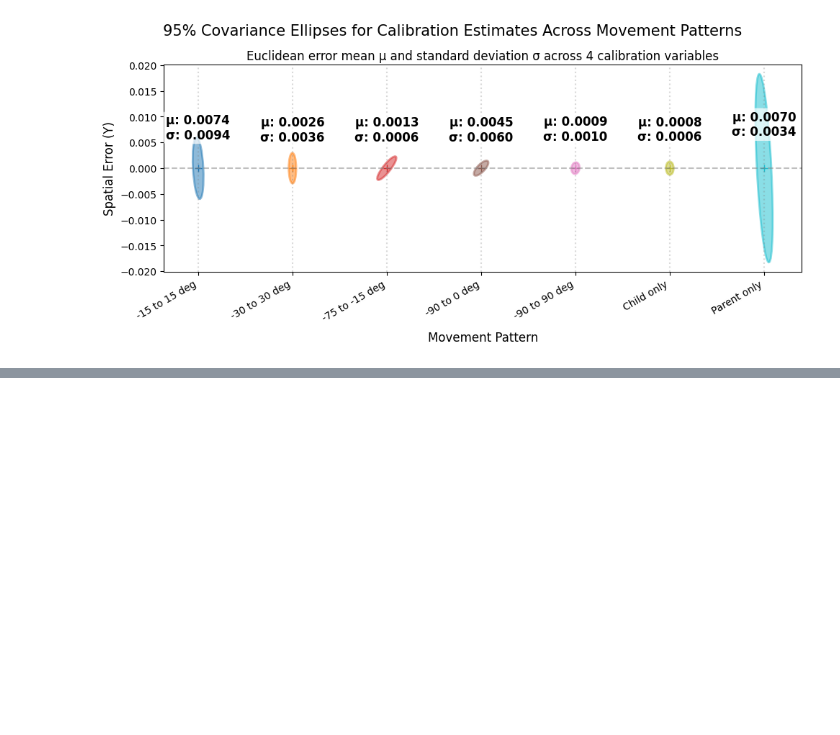
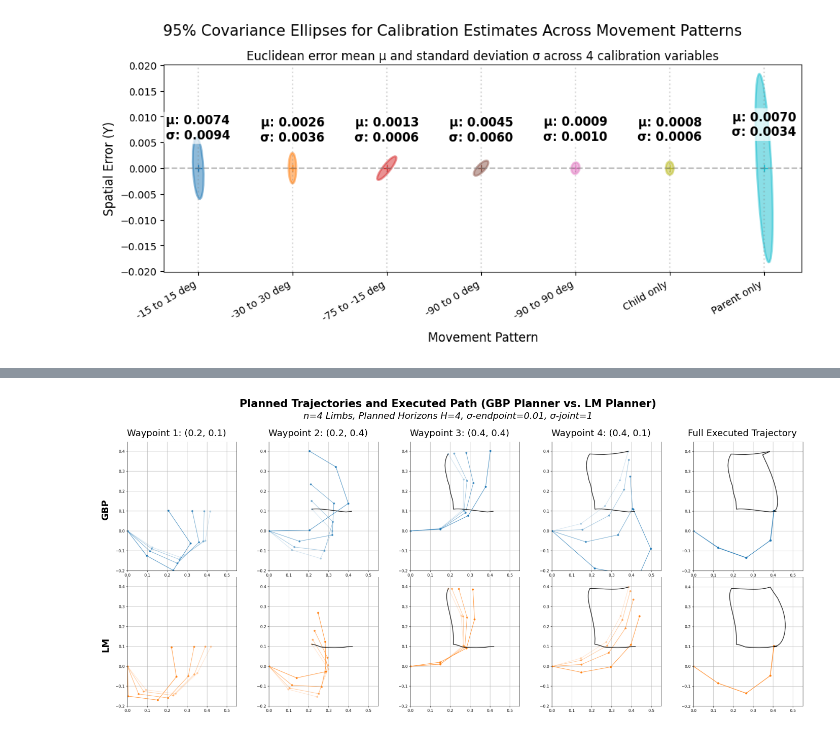
Before and after one commit to NathzxcCode/composable_2d_robot, a Jupyter notebook: mujoco_sim/experiment_scripts/plots.ipynb, the cells around one changed output, grey strips where cells are left out. Cells and saved outputs as stored; diff of their text form; code cells hidden in the pictures; blank space fills up the shorter version.

```diff
--- a/mujoco_sim/experiment_scripts/plots.ipynb
+++ b/mujoco_sim/experiment_scripts/plots.ipynb
@@ -1527,0 +1538,83 @@ plt.show()
+# %%
+import glob
+import os
+import matplotlib.pyplot as plt
+from PIL import Image, ImageChops
+
+def crop_whitespace(img):
+    """Trims pure white background padding around an image."""
+    bg = Image.new(img.mode, img.size, (255, 255, 255))
+    diff = ImageChops.difference(img, bg)
+    bbox = diff.getbbox()
+    if bbox:
+        return img.crop(bbox)
+    return img
+
+def build_storyboard_grid():
+    top_paths = sorted(glob.glob("planning_results/results_planning_2_*.png"))
+    top_paths = [p for p in top_paths if "_lm_" not in os.path.basename(p)]
+    bottom_paths = sorted(glob.glob("planning_results/results_planning_2_lm_*.png"))
+
+    top_paths = top_paths[:5]
+    bottom_paths = bottom_paths[:5]
+
+    SUPER_TITLE = "Planned Trajectories and Executed Path (GBP Planner vs. LM Planner)"
+    SUBTITLE = "n=4 Limbs, Planned Horizons H=4, σ-endpoint=0.01, σ-joint=1"
+    ROW_1_LABEL = "GBP"
+    ROW_2_LABEL = "LM"
+
+    COL_NAMES = [
+        "Waypoint 1: (0.2, 0.1)",
+        "Waypoint 2: (0.2, 0.4)",
+        "Waypoint 3: (0.4, 0.4)",
+        "Waypoint 4: (0.4, 0.1)",
+        "Full Executed Trajectory"
+    ]
+
+    fig, axes = plt.subplots(
+        2, 5,
+        figsize=(15, 6.5),
+        gridspec_kw={'hspace': 0.0, 'wspace': 0.0}
+    )
+
+    # Position titles safely within canvas bounds (y < 1.0)
+    fig.suptitle(SUPER_TITLE, fontsize=15, fontweight='bold', y=0.98)
+    fig.text(0.5, 0.92, SUBTITLE, ha='center', fontsize=13, style='italic')
+
+    def plot_row(paths, row_idx, row_label):
+        for col_idx in range(5):
+            ax = axes[row_idx, col_idx]
+
+            if col_idx < len(paths):
+                img = Image.open(paths[col_idx]).convert('RGB')
+                cropped_img = crop_whitespace(img)
+                ax.imshow(cropped_img)
+            else:
+                ax.text(0.5, 0.5, "Missing Frame", ha='center', va='center')
+
+            ax.set_xticks([])
+            ax.set_yticks([])
+            for spine in ax.spines.values():
+                spine.set_visible(False)
+
+            if row_idx == 0:
+                col_title = COL_NAMES[col_idx] if col_idx < len(COL_NAMES) else f"Step {col_idx+1}"
+                ax.set_title(col_title, fontsize=13, pad=8)
+
+            if col_idx == 0:
+                ax.set_ylabel(row_label, fontsize=13, fontweight='bold', labelpad=8)
+
+    plot_row(top_paths, row_idx=0, row_label=ROW_1_LABEL)
+    plot_row(bottom_paths, row_idx=1, row_label=ROW_2_LABEL)
+
+    # Tightened margins to prevent excess left whitespace and make room for title
+    plt.subplots_adjust(top=0.85, bottom=0.03, left=0.05, right=0.98)
+
+    output_path = "planning_results/storyboard_comparison.png"
+    # Use bbox_inches="tight" to automatically wrap around all text elements
+    plt.savefig(output_path, dpi=300, bbox_inches="tight")
+    plt.show()
+
+build_storyboard_grid()
+# %% [output]
+[figure, added]
```
Also changed, not shown: parts of 5 cells of this notebook, 10 other files.
